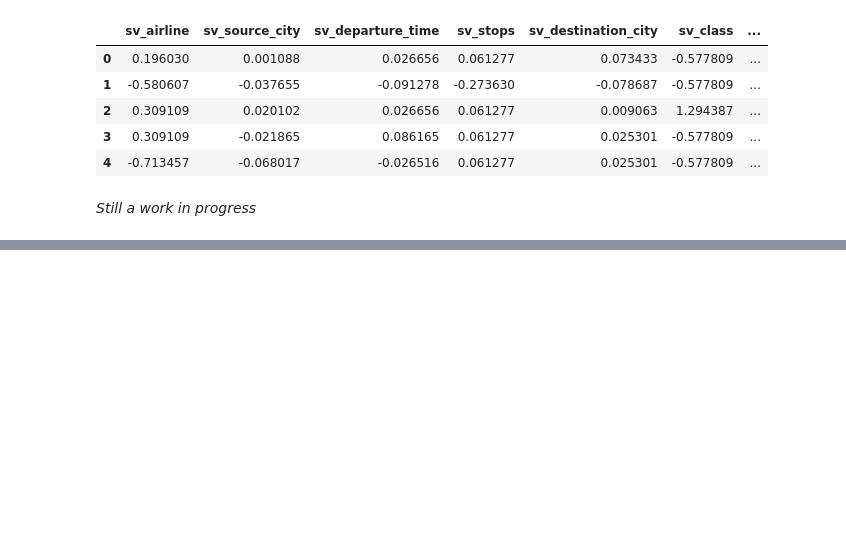
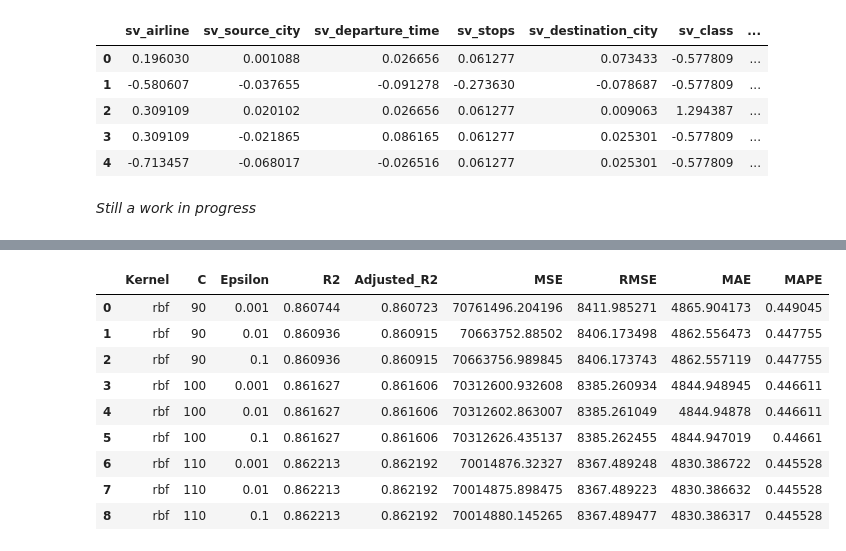
Before and after one commit to calebang/IS460, a Jupyter notebook: 02_Models/02c_SupportVectorRegressor.ipynb, the cells around one changed output, grey strips where cells are left out. Drawn from its saved outputs; the diff is of its cells as text; code cells hidden in the pictures; blank space fills up the shorter version.

```diff
--- a/02_Models/02c_SupportVectorRegressor.ipynb
+++ b/02_Models/02c_SupportVectorRegressor.ipynb
@@ -667,0 +766,2 @@ print("Predicted price: ", y_output)
+# %%
+tune6 = evaluate_svr('rbf', 100, 0.1, X_train, y_train, X_test, y_test)
@@ -667,0 +778,2 @@ print("Predicted price: ", y_output)
+# %%
+tune7 = evaluate_svr('rbf', 110, 0.001, X_train, y_train, X_test, y_test)
@@ -667,0 +790,2 @@ print("Predicted price: ", y_output)
+# %%
+tune8 = evaluate_svr('rbf', 110, 0.01, X_train, y_train, X_test, y_test)
@@ -667,0 +802,2 @@ print("Predicted price: ", y_output)
+# %%
+tune9 = evaluate_svr('rbf', 110, 0.1, X_train, y_train, X_test, y_test)
@@ -667,0 +814,27 @@ print("Predicted price: ", y_output)
+# %%
+tune_dict = {
+    '0': tune1,
+    '1': tune2,
+    '2': tune3,
+    '3': tune4,
+    '4': tune5,
+    '5': tune6,
+    '6': tune7,
+    '7': tune8,
+    '8': tune9
+}
+
+tune_df = pd.DataFrame(tune_dict)
+tune_df = tune_df.T
+tune_df.head(9)
+# %% [output]
+|  | Kernel | C | Epsilon | R2 | Adjusted_R2 | MSE | RMSE | MAE | MAPE |
+| 0 | rbf | 90 | 0.001 | 0.860744 | 0.860723 | 70761496.204196 | 8411.985271 | 4865.904173 | 0.449045 |
+| 1 | rbf | 90 | 0.01 | 0.860936 | 0.860915 | 70663752.88502 | 8406.173498 | 4862.556473 | 0.447755 |
+| 2 | rbf | 90 | 0.1 | 0.860936 | 0.860915 | 70663756.989845 | 8406.173743 | 4862.557119 | 0.447755 |
+| 3 | rbf | 100 | 0.001 | 0.861627 | 0.861606 | 70312600.932608 | 8385.260934 | 4844.948945 | 0.446611 |
+| 4 | rbf | 100 | 0.01 | 0.861627 | 0.861606 | 70312602.863007 | 8385.261049 | 4844.94878 | 0.446611 |
+| 5 | rbf | 100 | 0.1 | 0.861627 | 0.861606 | 70312626.435137 | 8385.262455 | 4844.947019 | 0.44661 |
+| 6 | rbf | 110 | 0.001 | 0.862213 | 0.862192 | 70014876.32327 | 8367.489248 | 4830.386722 | 0.445528 |
+| 7 | rbf | 110 | 0.01 | 0.862213 | 0.862192 | 70014875.898475 | 8367.489223 | 4830.386632 | 0.445528 |
+| 8 | rbf | 110 | 0.1 | 0.862213 | 0.862192 | 70014880.145265 | 8367.489477 | 4830.386317 | 0.445528 |
```
Also changed, not shown: parts of 43 cells of this notebook.
